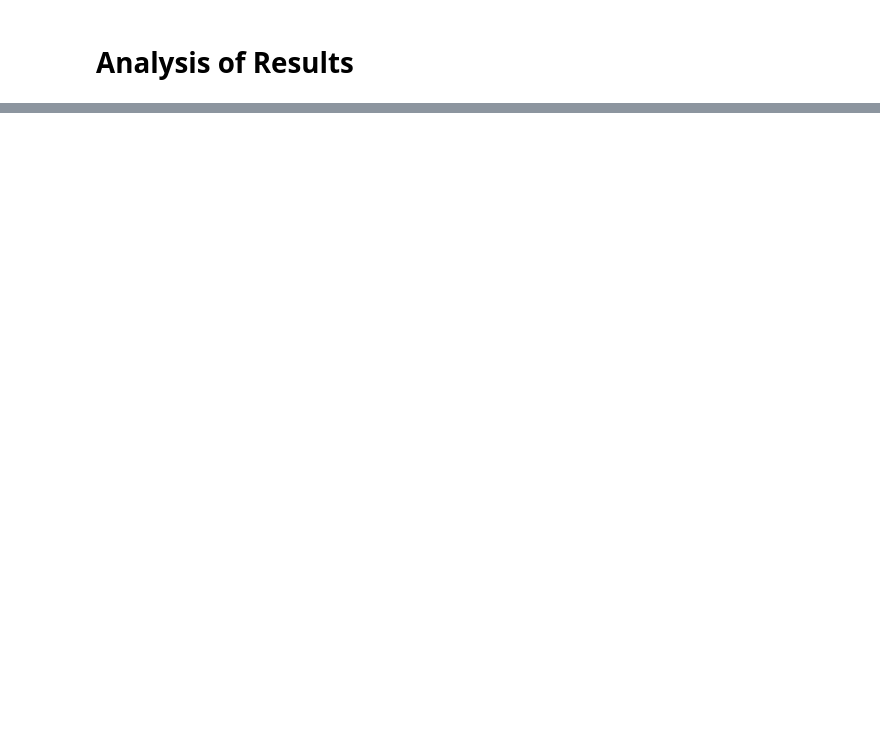
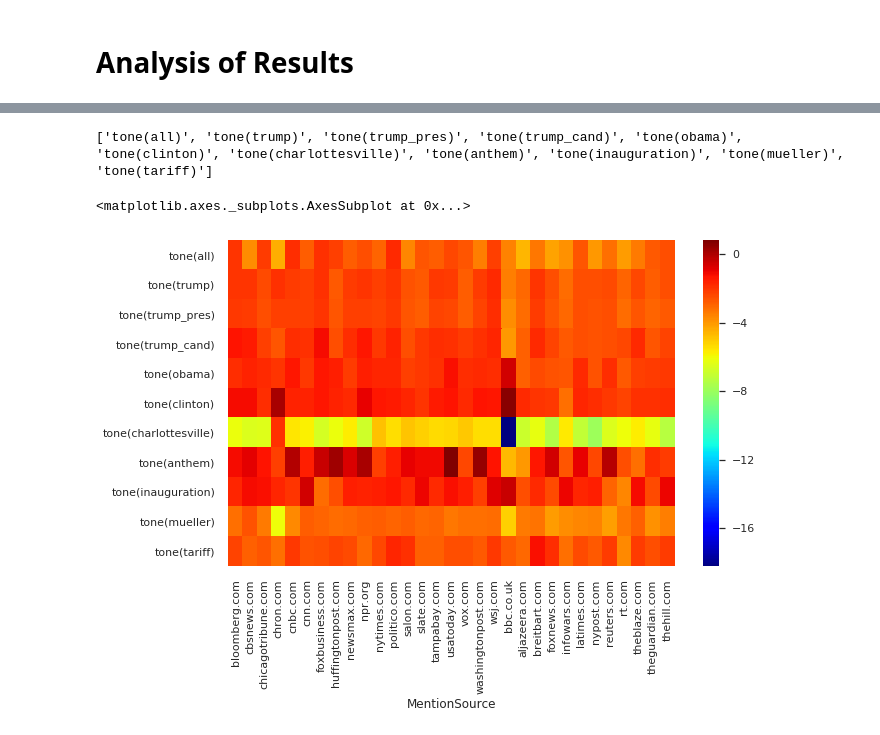
Before and after one commit to Rileypj1/BigDataProject, a Jupyter notebook: Mike - Model - Unsupervised Mentions.ipynb, the cells around one changed output, grey strips where cells are left out. Drawn from its saved outputs; the diff is of its cells as text; code cells hidden in the pictures; blank space fills up the shorter version.

Commit message:
Added Heatmap and Tweaked Model

```diff
--- a/Mike - Model - Unsupervised Mentions.ipynb
+++ b/Mike - Model - Unsupervised Mentions.ipynb
@@ -239,0 +236,15 @@ pd_transformed.to_csv("notables.csv",sep="|",index=False)
+# %%
+temp=pd_transformed.sort_values(by=["prediction","MentionSource"]).drop("prediction",axis=1).drop("count(all)",axis=1).set_index("MentionSource")
+
+cols = temp.columns
+regex = re.compile("tone.*")
+tone_cols=list(filter(regex.search,cols))
+print(tone_cols)
+
+fig, ax = plt.subplots(figsize=(10,6))
+
+sns.heatmap(temp[tone_cols].T,ax=ax, cmap="jet")
+# %% [output]
+['tone(all)', 'tone(trump)', 'tone(trump_pres)', 'tone(trump_cand)', 'tone(obama)', 'tone(clinton)', 'tone(charlottesville)', 'tone(anthem)', 'tone(inauguration)', 'tone(mueller)', 'tone(tariff)']
+<matplotlib.axes._subplots.AxesSubplot at 0x...>
+[figure, added]
```
Also changed, not shown: parts of 6 cells of this notebook, 1 other file.
